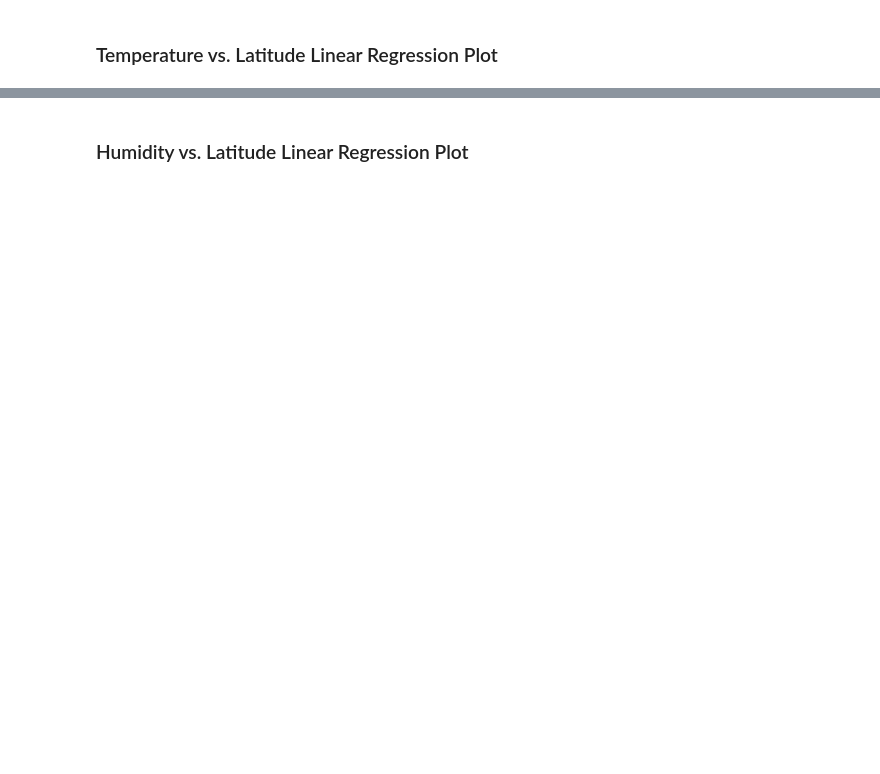
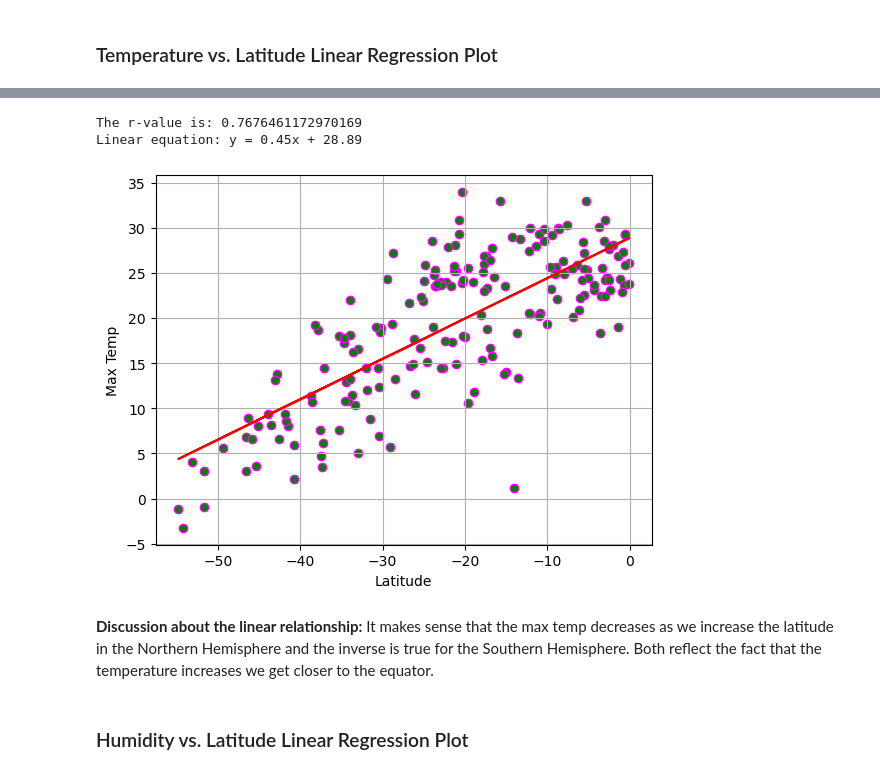
Before and after one commit to ndchian/python-api-challenge, a Jupyter notebook: WeatherPy/starter_code/WeatherPy.ipynb, the cells around one changed output, grey strips where cells are left out. Cells and saved outputs as stored; diff of their text form; code cells hidden in the pictures; blank space fills up the shorter version.

```diff
--- a/WeatherPy/starter_code/WeatherPy.ipynb
+++ b/WeatherPy/starter_code/WeatherPy.ipynb
@@ -316,2 +327,19 @@ The r-value is: 0.4121057168607245
+# %%
+# Linear regression on Southern Hemisphere
+plt.scatter(southern_hemi_df['Lat'],southern_hemi_df['Max Temp'], marker='o', facecolors='green', edgecolors='magenta')
+plt.xlabel("Latitude")
+plt.ylabel("Max Temp")
+plt.grid()
+
+x = southern_hemi_df['Lat']
+y = southern_hemi_df['Max Temp']
+linReg(x,y)
+plt.show()
+# %% [output]
+The r-value is: 0.7676461172970169
+Linear equation: y = 0.45x + 28.89
+[figure, added]
+# %% [markdown]
+**Discussion about the linear relationship:** It makes sense that the max temp decreases as we increase the latitude in the Northern Hemisphere and the inverse is true for the Southern Hemisphere. Both reflect the fact that the temperature increases we get closer to the equator.
 # %% [markdown]
 ### Humidity vs. Latitude Linear Regression Plot
```
Also changed, not shown: parts of 35 cells of this notebook, 6 other files.
